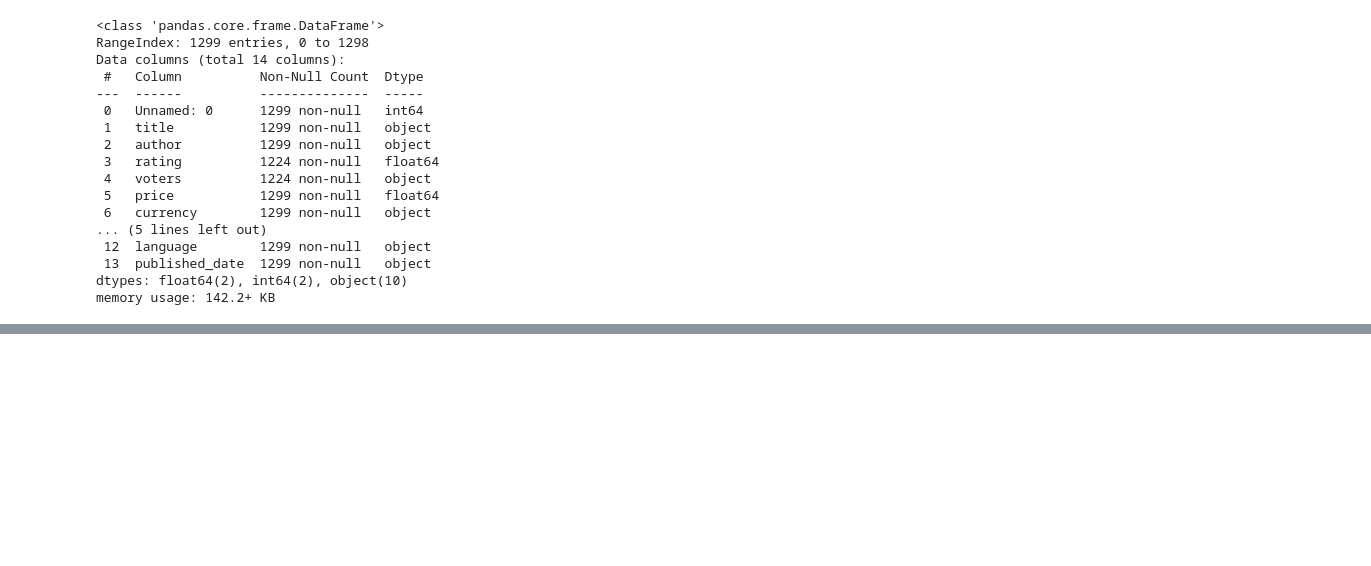
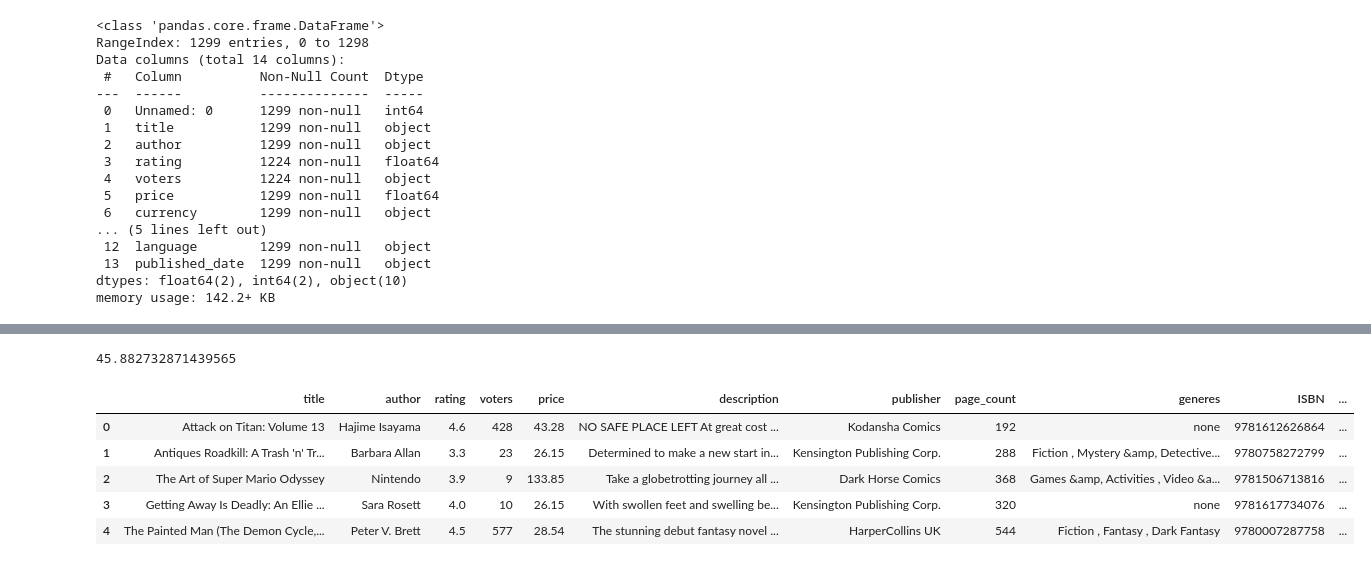
Before and after one commit to laurenmsapp1/comparison_books_audiobooks, a Jupyter notebook: notebooks/comparison_books.ipynb, the cells around one changed output, grey strips where cells are left out. Cells and saved outputs as stored; diff of their text form; code cells hidden in the pictures; blank space fills up the shorter version.

Commit message:
Data clean to combine

```diff
--- a/notebooks/comparison_books.ipynb
+++ b/notebooks/comparison_books.ipynb
@@ -78,0 +215,5 @@ memory usage: 142.2+ KB
+# %%
+#Add column denoting all this information comes from the physical book data set.
+
+df_physical["Book Type"] = "physical"
+df_physical.head()
@@ -78,0 +227,18 @@ memory usage: 142.2+ KB
+# %%
+#What is Average price and does it make sense?
+
+avg_price = df_physical["price"].mean()
+print(avg_price)
+# %% [output]
+45.882732871439565
+# %%
+# Delete the two columns from the DataFrame
+df_physical.drop(columns=["Unnamed: 0", "currency"], inplace=True, errors="ignore")
+df_physical.head()
+# %% [output]
+|  | title | author | rating | voters | price | description | publisher | page_count | generes | ISBN | ... |
+| 0 | Attack on Titan: Volume 13 | Hajime Isayama | 4.6 | 428 | 43.28 | NO SAFE PLACE LEFT At great cost ... | Kodansha Comics | 192 | none | 9781612626864 | ... |
+| 1 | Antiques Roadkill: A Trash 'n' Tr... | Barbara Allan | 3.3 | 23 | 26.15 | Determined to make a new start in... | Kensington Publishing Corp. | 288 | Fiction , Mystery &amp, Detective... | 9780758272799 | ... |
+| 2 | The Art of Super Mario Odyssey | Nintendo | 3.9 | 9 | 133.85 | Take a globetrotting journey all ... | Dark Horse Comics | 368 | Games &amp, Activities , Video &a... | 9781506713816 | ... |
+| 3 | Getting Away Is Deadly: An Ellie ... | Sara Rosett | 4.0 | 10 | 26.15 | With swollen feet and swelling be... | Kensington Publishing Corp. | 320 | none | 9781617734076 | ... |
+| 4 | The Painted Man (The Demon Cycle,... | Peter V. Brett | 4.5 | 577 | 28.54 | The stunning debut fantasy novel ... | HarperCollins UK | 544 | Fiction , Fantasy , Dark Fantasy | 9780007287758 | ... |
```
Also changed, not shown: parts of 23 cells of this notebook.
